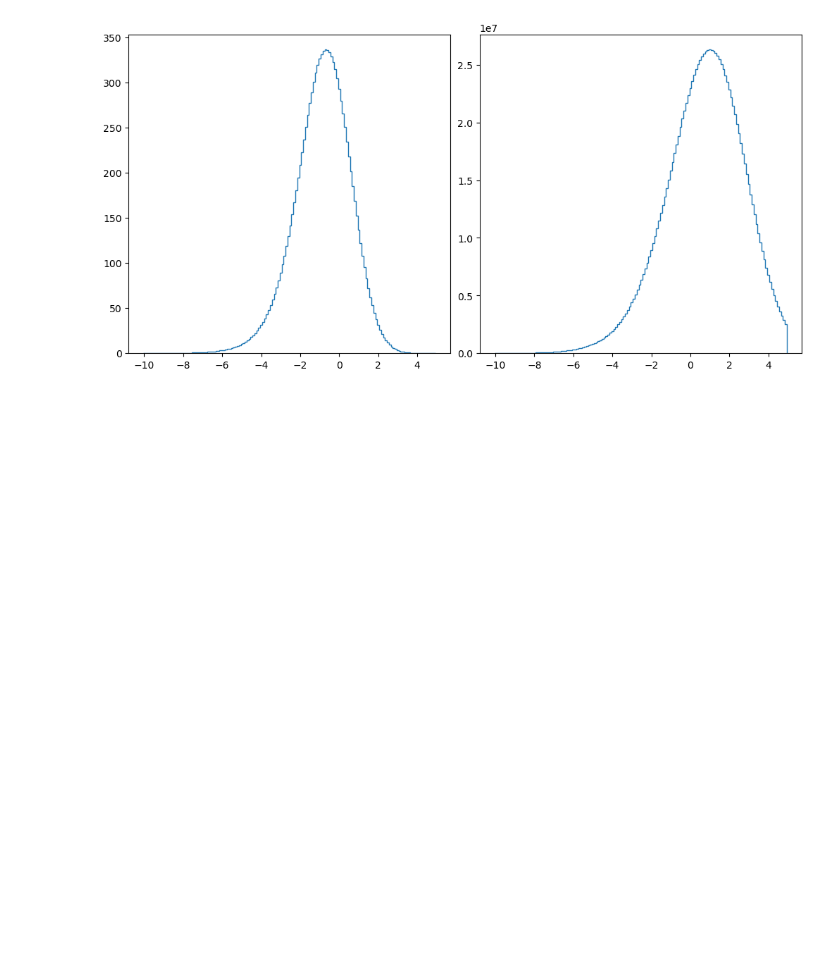
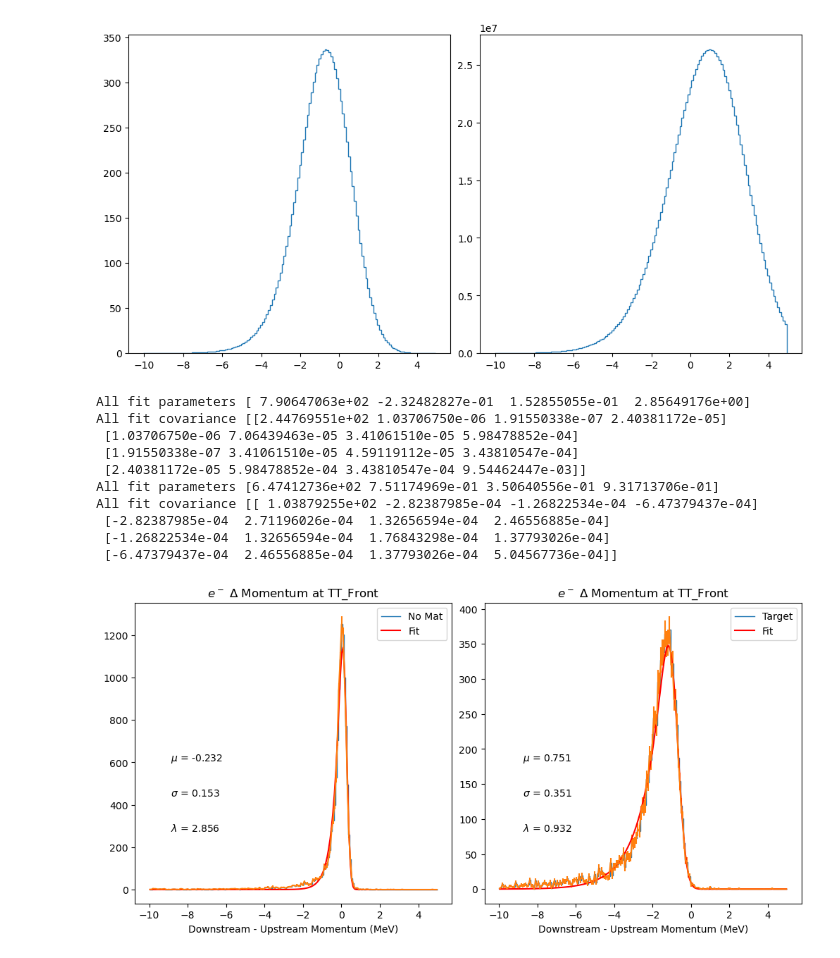
Before and after one commit to brownd1978/RefAna, a Jupyter notebook: FitReflections.ipynb, the cells around one changed output. Drawn from its saved outputs; the diff is of its cells as text; code cells hidden in the pictures; blank space fills up the shorter version.

```diff
--- a/FitReflections.ipynb
+++ b/FitReflections.ipynb
@@ -22,3 +26,17 @@ reffit.Test()
 # %% [output]
 [figure]
+# %%
+reffit.FitExpGauss()
+# %% [output]
+All fit parameters [ 7.90647063e+02 -2.32482827e-01  1.52855055e-01  2.85649176e+00]
+All fit covariance [[2.44769551e+02 1.03706750e-06 1.91550338e-07 2.40381172e-05]
+ [1.03706750e-06 7.06439463e-05 3.41061510e-05 5.98478852e-04]
+ [1.91550338e-07 3.41061510e-05 4.59119112e-05 3.43810547e-04]
+ [2.40381172e-05 5.98478852e-04 3.43810547e-04 9.54462447e-03]]
+All fit parameters [6.47412736e+02 7.51174969e-01 3.50640556e-01 9.31713706e-01]
+All fit covariance [[ 1.03879255e+02 -2.82387985e-04 -1.26822534e-04 -6.47379437e-04]
+ [-2.82387985e-04  2.71196026e-04  1.32656594e-04  2.46556885e-04]
+ [-1.26822534e-04  1.32656594e-04  1.76843298e-04  1.37793026e-04]
+ [-6.47379437e-04  2.46556885e-04  1.37793026e-04  5.04567736e-04]]
+[figure, added]
 # %%
```
Also changed, not shown: parts of 4 cells of this notebook, 1 other file.
